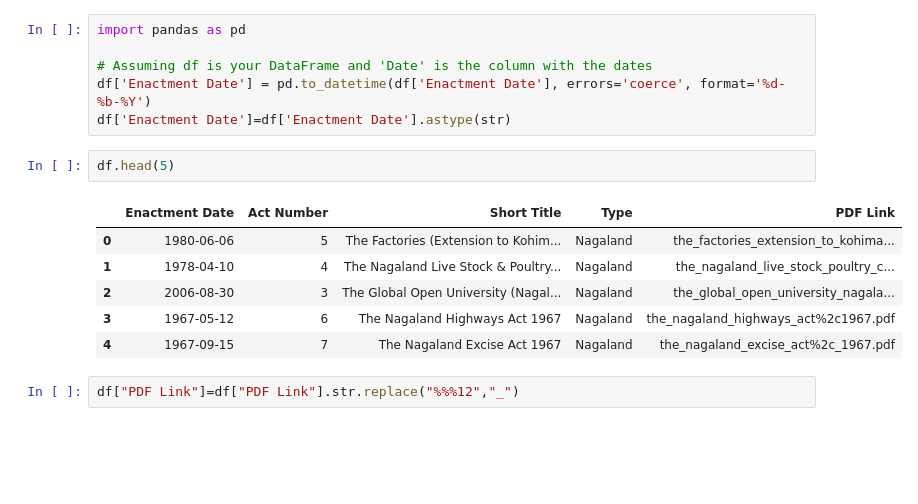
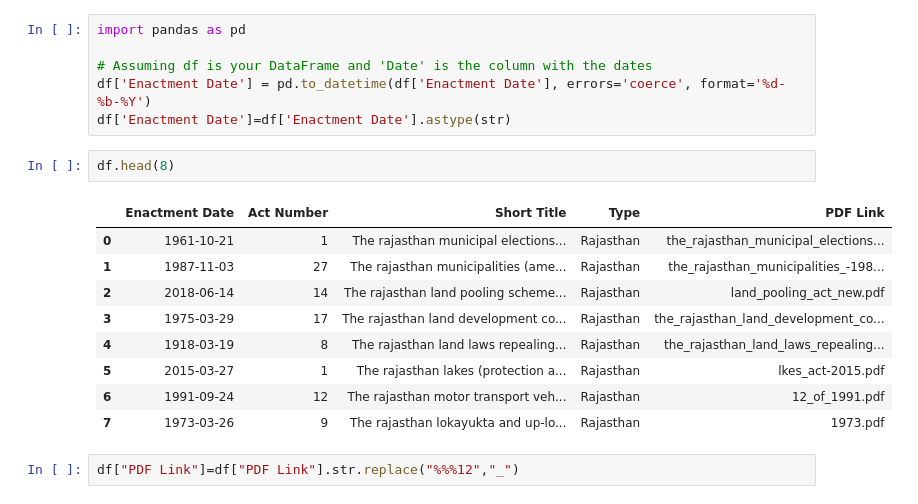
Before and after one commit to ishaan5470/Fetching-central-state-acts, a Jupyter notebook: notebookfdf3e4f773 (1) (1).ipynb, the cells around one changed output. Cells and saved outputs as stored; diff of their text form; blank space fills up the shorter version.

```diff
--- a/notebookfdf3e4f773 (1) (1).ipynb
+++ b/notebookfdf3e4f773 (1) (1).ipynb
@@ -93,14 +100,17 @@ import pandas as pd
 df['Enactment Date'] = pd.to_datetime(df['Enactment Date'], errors='coerce', format='%d-%b-%Y')
 df['Enactment Date']=df['Enactment Date'].astype(str)
 # %%
-df.head(5)
+df.head(8)
 # %% [output]
 |  | Enactment Date | Act Number | Short Title | Type | PDF Link |
-| 0 | 1980-06-06 | 5 | The Factories (Extension to Kohim... | Nagaland | the_factories_extension_to_kohima... |
-| 1 | 1978-04-10 | 4 | The Nagaland Live Stock & Poultry... | Nagaland | the_nagaland_live_stock_poultry_c... |
-| 2 | 2006-08-30 | 3 | The Global Open University (Nagal... | Nagaland | the_global_open_university_nagala... |
-| 3 | 1967-05-12 | 6 | The Nagaland Highways Act 1967 | Nagaland | the_nagaland_highways_act%2c1967.pdf |
-| 4 | 1967-09-15 | 7 | The Nagaland Excise Act 1967 | Nagaland | the_nagaland_excise_act%2c_1967.pdf |
+| 0 | 1961-10-21 | 1 | The rajasthan municipal elections... | Rajasthan | the_rajasthan_municipal_elections... |
+| 1 | 1987-11-03 | 27 | The rajasthan municipalities (ame... | Rajasthan | the_rajasthan_municipalities_-198... |
+| 2 | 2018-06-14 | 14 | The rajasthan land pooling scheme... | Rajasthan | land_pooling_act_new.pdf |
+| 3 | 1975-03-29 | 17 | The rajasthan land development co... | Rajasthan | the_rajasthan_land_development_co... |
+| 4 | 1918-03-19 | 8 | The rajasthan land laws repealing... | Rajasthan | the_rajasthan_land_laws_repealing... |
+| 5 | 2015-03-27 | 1 | The rajasthan lakes (protection a... | Rajasthan | lkes_act-2015.pdf |
+| 6 | 1991-09-24 | 12 | The rajasthan motor transport veh... | Rajasthan | 12_of_1991.pdf |
+| 7 | 1973-03-26 | 9 | The rajasthan lokayukta and up-lo... | Rajasthan | 1973.pdf |
 # %%
 df["PDF Link"]=df["PDF Link"].str.replace("%%%12","_")
 # %%
```
Also changed, not shown: parts of 16 cells of this notebook.
